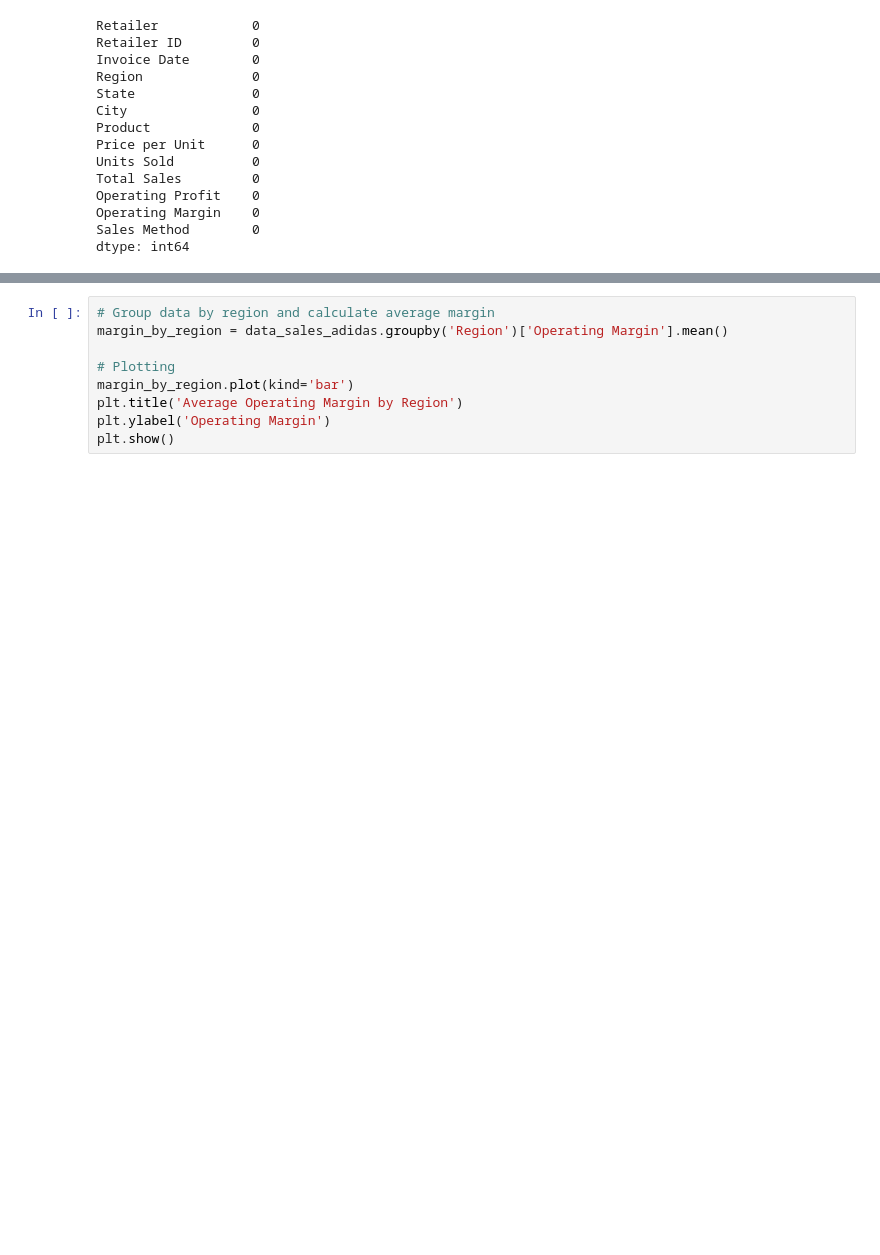
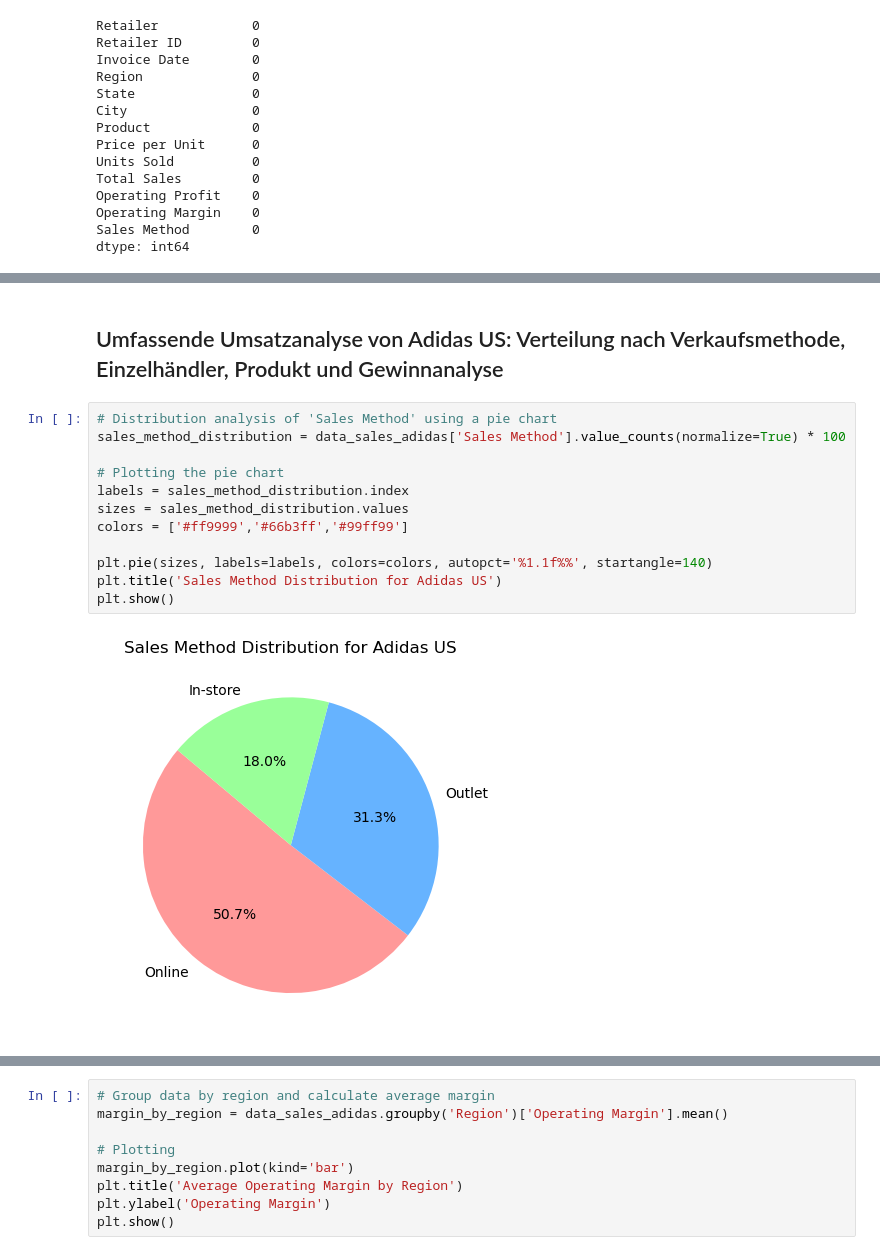
Before and after one commit to Maurice73-Tech/Adidas-Data-Analysis, a Jupyter notebook: Python Analysis.ipynb, the cells around one changed output, grey strips where cells are left out. Cells and saved outputs as stored; diff of their text form; blank space fills up the shorter version.

Commit message:
added more code for data analyze

```diff
--- a/Python Analysis.ipynb
+++ b/Python Analysis.ipynb
@@ -446,0 +381,16 @@ plt.show()
+# %% [markdown]
+## Umfassende Umsatzanalyse von Adidas US: Verteilung nach Verkaufsmethode, Einzelhändler, Produkt und Gewinnanalyse
+# %%
+# Distribution analysis of 'Sales Method' using a pie chart
+sales_method_distribution = data_sales_adidas['Sales Method'].value_counts(normalize=True) * 100
+
+# Plotting the pie chart
+labels = sales_method_distribution.index
+sizes = sales_method_distribution.values
+colors = ['#ff9999','#66b3ff','#99ff99']
+
+plt.pie(sizes, labels=labels, colors=colors, autopct='%1.1f%%', startangle=140)
+plt.title('Sales Method Distribution for Adidas US')
+plt.show()
+# %% [output]
+[figure, added]
```
Also changed, not shown: parts of 87 cells of this notebook.
